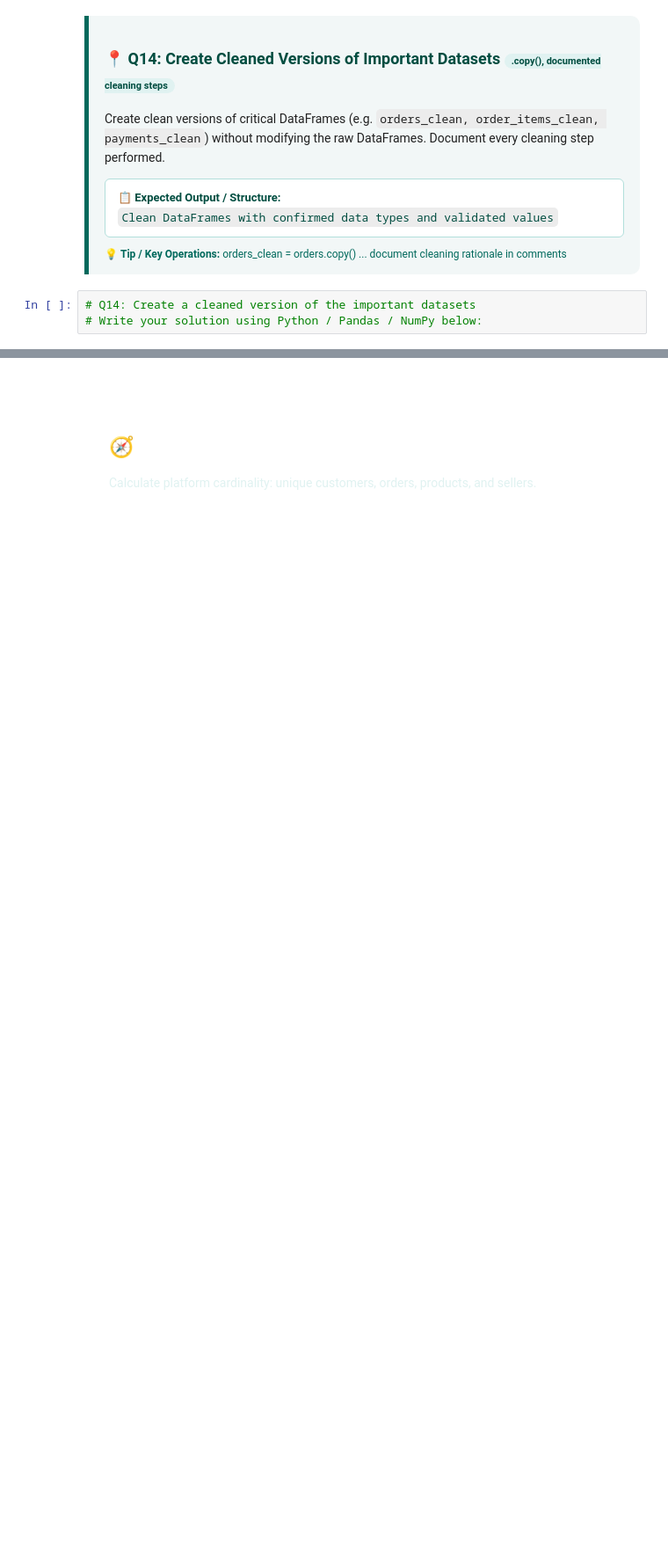
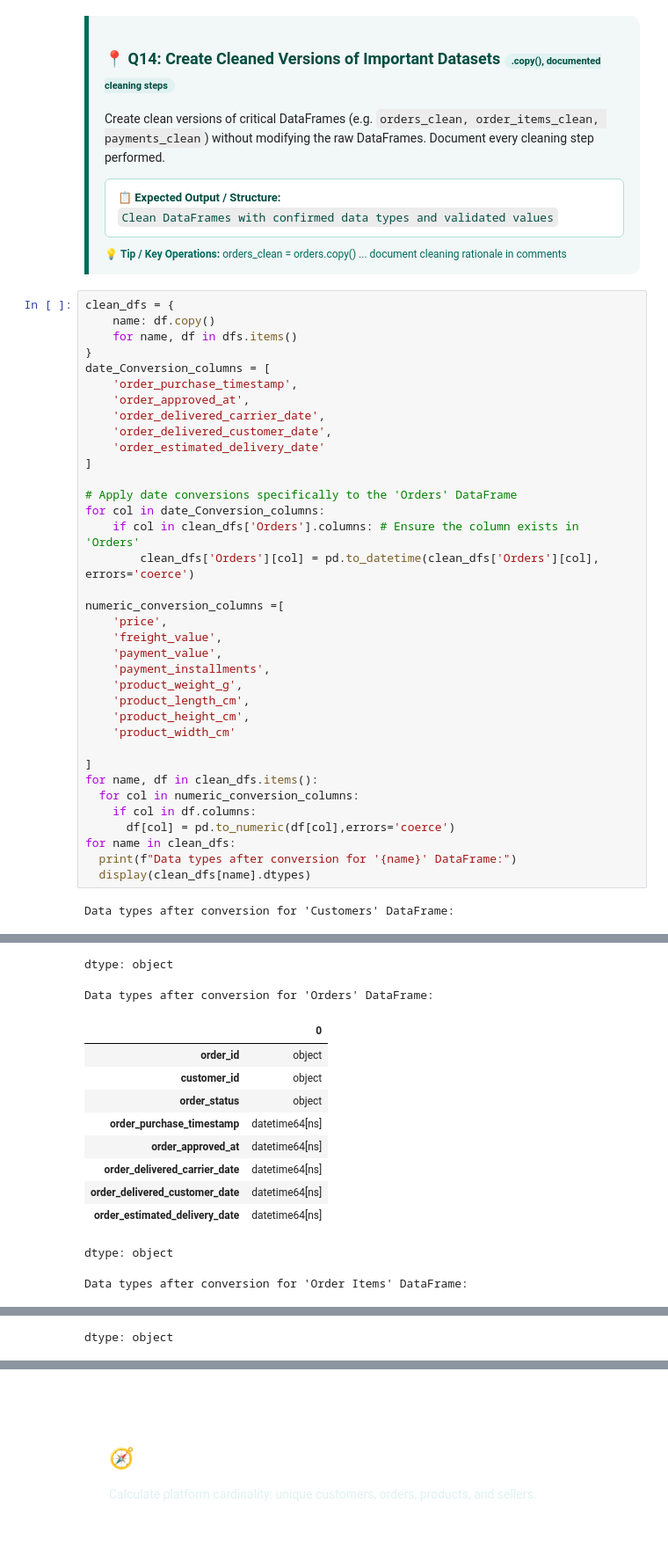
Before and after one commit to DebarghyaAich/Machine_Learning_Basics, a Jupyter notebook: Python_Libraries_Tutorial/E-Commerce Feature Extraction.ipynb, the cells around one changed output, grey strips where cells are left out. Shown at 88% size. Drawn from its saved outputs; the diff is of its cells as text; blank space fills up the shorter version.

```diff
--- a/Python_Libraries_Tutorial/E-Commerce Feature Extraction.ipynb
+++ b/Python_Libraries_Tutorial/E-Commerce Feature Extraction.ipynb
@@ -660,6 +712,41 @@ display(orders[date_columns].dtypes)
     💡 <b>Tip / Key Operations:</b> orders_clean = orders.copy() ... document cleaning rationale in comments
   </div>
 </div>
-# %%
-# Q14: Create a cleaned version of the important datasets
-# Write your solution using Python / Pandas / NumPy below:
+# %%
+clean_dfs = {
+    name: df.copy()
+    for name, df in dfs.items()
+}
+date_Conversion_columns = [
+    'order_purchase_timestamp',
+    'order_approved_at',
+    'order_delivered_carrier_date',
+    'order_delivered_customer_date',
+    'order_estimated_delivery_date'
+]
+
+# Apply date conversions specifically to the 'Orders' DataFrame
+for col in date_Conversion_columns:
+    if col in clean_dfs['Orders'].columns: # Ensure the column exists in 'Orders'
+        clean_dfs['Orders'][col] = pd.to_datetime(clean_dfs['Orders'][col], errors='coerce')
+
+numeric_conversion_columns =[
+    'price',
+    'freight_value',
+    'payment_value',
+    'payment_installments',
+    'product_weight_g',
+    'product_length_cm',
+    'product_height_cm',
+    'product_width_cm'
+
+]
+for name, df in clean_dfs.items():
+  for col in numeric_conversion_columns:
+    if col in df.columns:
+      df[col] = pd.to_numeric(df[col],errors='coerce')
+for name in clean_dfs:
+  print(f"Data types after conversion for '{name}' DataFrame:")
+  display(clean_dfs[name].dtypes)
+# %% [output]
+Data types after conversion for 'Customers' DataFrame:
@@ -665,0 +759,13 @@ display(orders[date_columns].dtypes)
+dtype: object
+Data types after conversion for 'Orders' DataFrame:
+|  | 0 |
+| order_id | object |
+| customer_id | object |
+| order_status | object |
+| order_purchase_timestamp | datetime64[ns] |
+| order_approved_at | datetime64[ns] |
+| order_delivered_carrier_date | datetime64[ns] |
+| order_delivered_customer_date | datetime64[ns] |
+| order_estimated_delivery_date | datetime64[ns] |
+dtype: object
+Data types after conversion for 'Order Items' DataFrame:
@@ -665,0 +780 @@ display(orders[date_columns].dtypes)
+dtype: object
```
Also changed, not shown: parts of 11 cells of this notebook.
